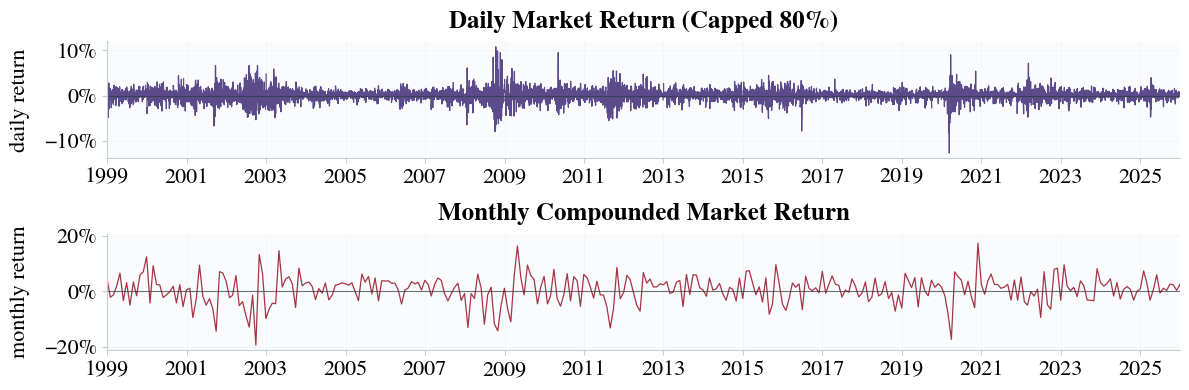
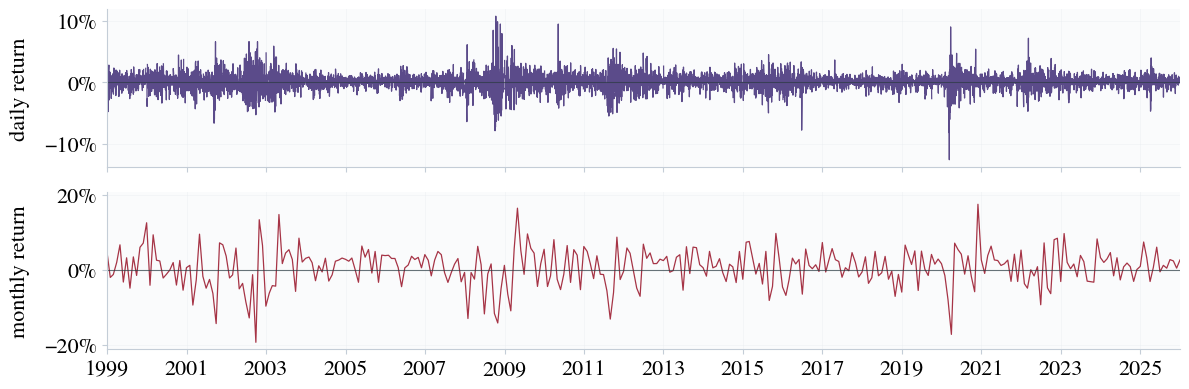
Unified diff of the notebook cell whose output changed from the first chart to the second:
--- before
+++ after
@@ -16,10 +16,10 @@
     dm_month = dm_df[["month_end", "r_m_compound_monthly"]].dropna().drop_duplicates("month_end")
 
-fig, axes = plt.subplots(2, 1, figsize=(12, 4), sharex=False)
+fig, axes = plt.subplots(2, 1, figsize=(12, 4), sharex=True)
 
 # Top: Daily Market Return (Capped 80%)
 axes[0].plot(dm_df["date"], dm_df["market_return_ffmcap_capped80"], lw=0.9, color=COLORS["purple"])
 axes[0].axhline(0.0, color=COLORS["reference"], lw=0.8, alpha=0.7)
-axes[0].set_title("Daily Market Return (Capped 80%)")
+axes[0].tick_params(labelbottom=False)
 axes[0].set_ylabel("daily return")
 axes[0].yaxis.set_major_formatter(PercentFormatter(xmax=1.0, decimals=0))
@@ -30,5 +30,5 @@
 axes[1].plot(dm_month["month_end"], dm_month.iloc[:, 1], color=COLORS["red"], lw=0.9)
 axes[1].axhline(0.0, color=COLORS["reference"], lw=0.8, alpha=0.7)
-axes[1].set_title("Monthly Compounded Market Return")
+axes[1].set_xlabel("")
 axes[1].set_ylabel("monthly return")
 axes[1].yaxis.set_major_formatter(PercentFormatter(xmax=1.0, decimals=0))

Commit: updated graphs for thesis